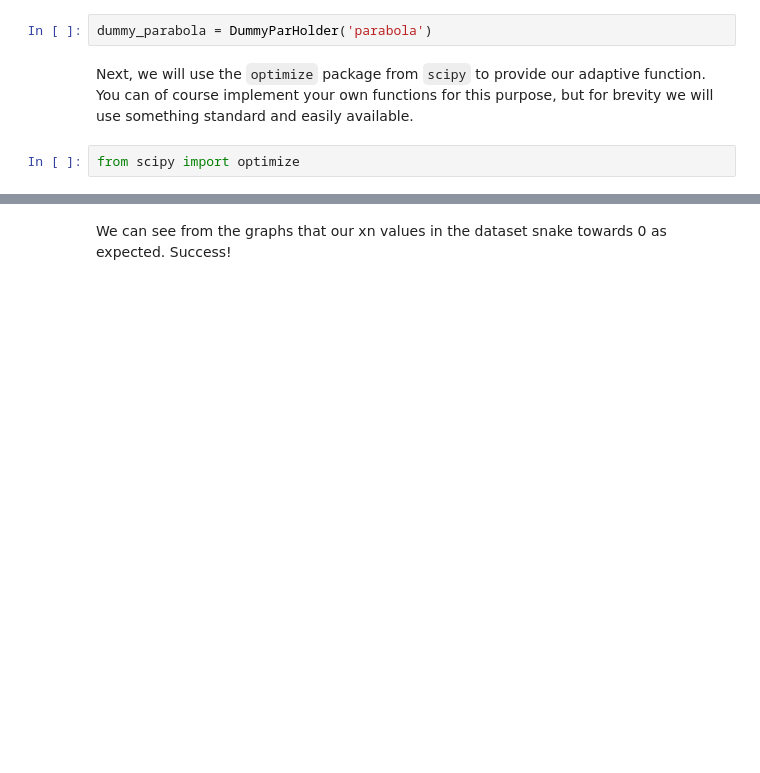
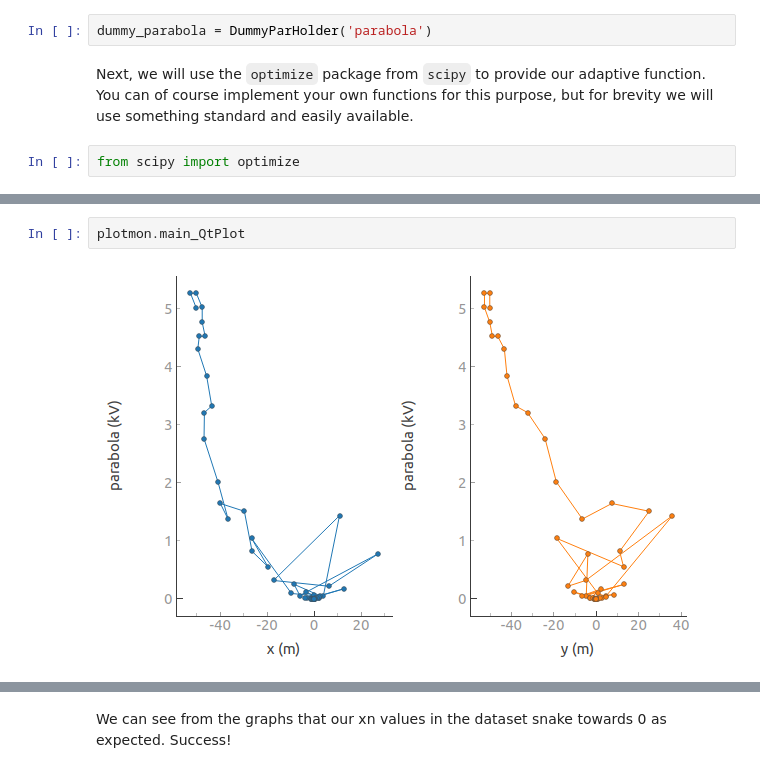
Before and after one commit to quantify-os/quantify-core, a Jupyter notebook: docs/example_notebooks/3_Adaptive_MeasurementControl.ipynb, the cells around one changed output, grey strips where cells are left out. Saved outputs shown, nothing was run; the diff lists cells and outputs as text; blank space fills up the shorter version.

```diff
--- a/docs/example_notebooks/3_Adaptive_MeasurementControl.ipynb
+++ b/docs/example_notebooks/3_Adaptive_MeasurementControl.ipynb
@@ -97,2 +99,6 @@ Attributes:
     name:     nelder_mead
     2D-grid:  False
+# %%
+plotmon.main_QtPlot
+# %% [output]
+[figure, added]
```
Also changed, not shown: parts of 9 cells of this notebook.
